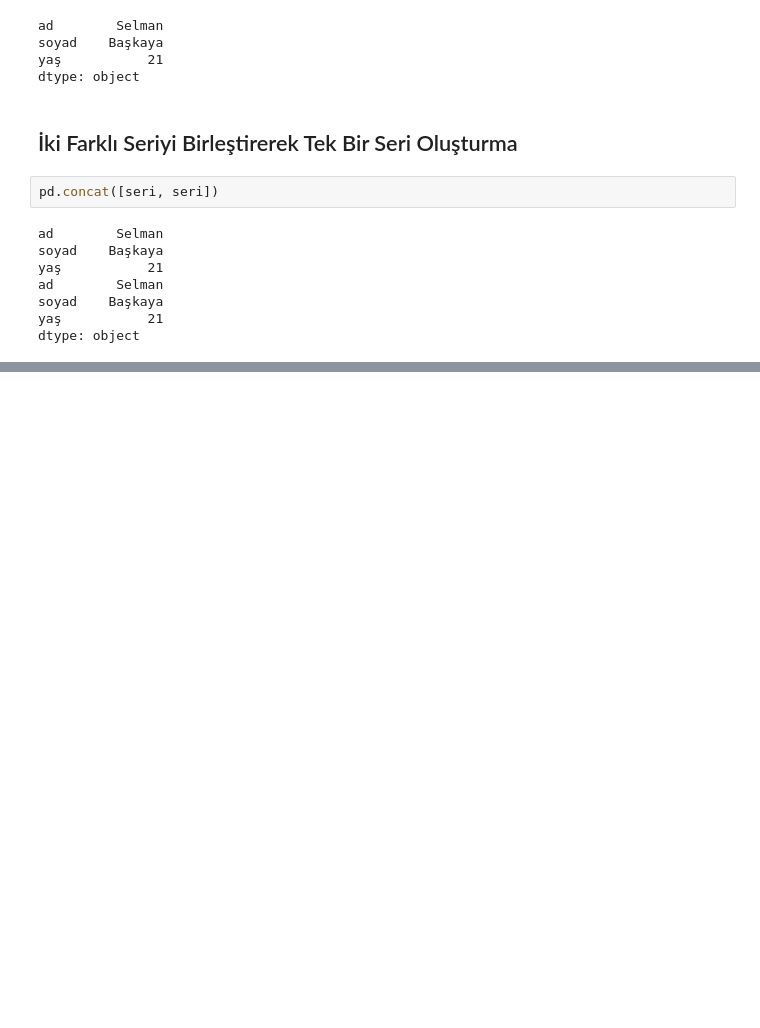
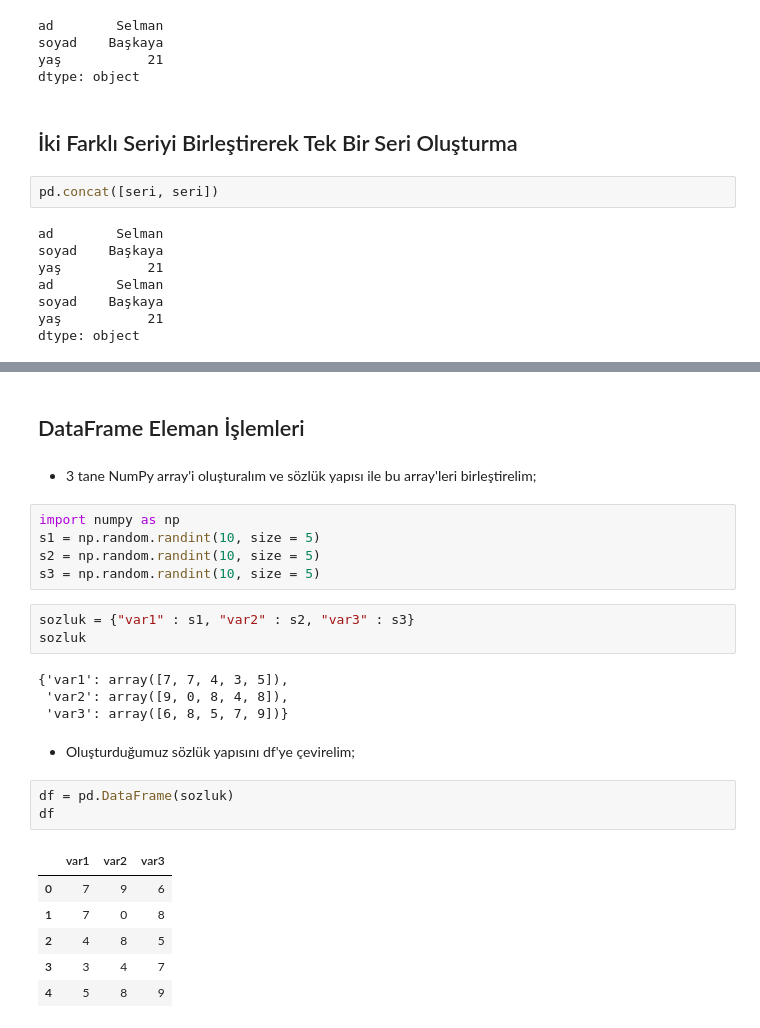
Before and after one commit to selmanbaskaya/Machine-Learning-Pandas, a Jupyter notebook: Pandas-First-Glance.ipynb, the cells around one changed output, grey strips where cells are left out. Drawn from its saved outputs; the diff is of its cells as text; blank space fills up the shorter version.

Commit message:
table of contents and subject update

```diff
--- a/Pandas-First-Glance.ipynb
+++ b/Pandas-First-Glance.ipynb
@@ -153,0 +350,28 @@ dtype: object
+# %% [markdown]
+## DataFrame Eleman İşlemleri
+# %% [markdown]
+* 3 tane NumPy array'i oluşturalım ve sözlük yapısı ile bu array'leri birleştirelim;
+# %%
+import numpy as np
+s1 = np.random.randint(10, size = 5)
+s2 = np.random.randint(10, size = 5)
+s3 = np.random.randint(10, size = 5)
+# %%
+sozluk = {"var1" : s1, "var2" : s2, "var3" : s3}
+sozluk
+# %% [output]
+{'var1': array([7, 7, 4, 3, 5]),
+ 'var2': array([9, 0, 8, 4, 8]),
+ 'var3': array([6, 8, 5, 7, 9])}
+# %% [markdown]
+* Oluşturduğumuz sözlük yapısını df'ye çevirelim;
+# %%
+df = pd.DataFrame(sozluk)
+df
+# %% [output]
+|  | var1 | var2 | var3 |
+| 0 | 7 | 9 | 6 |
+| 1 | 7 | 0 | 8 |
+| 2 | 4 | 8 | 5 |
+| 3 | 3 | 4 | 7 |
+| 4 | 5 | 8 | 9 |
```
Also changed, not shown: parts of 69 cells of this notebook, 1 other file.
